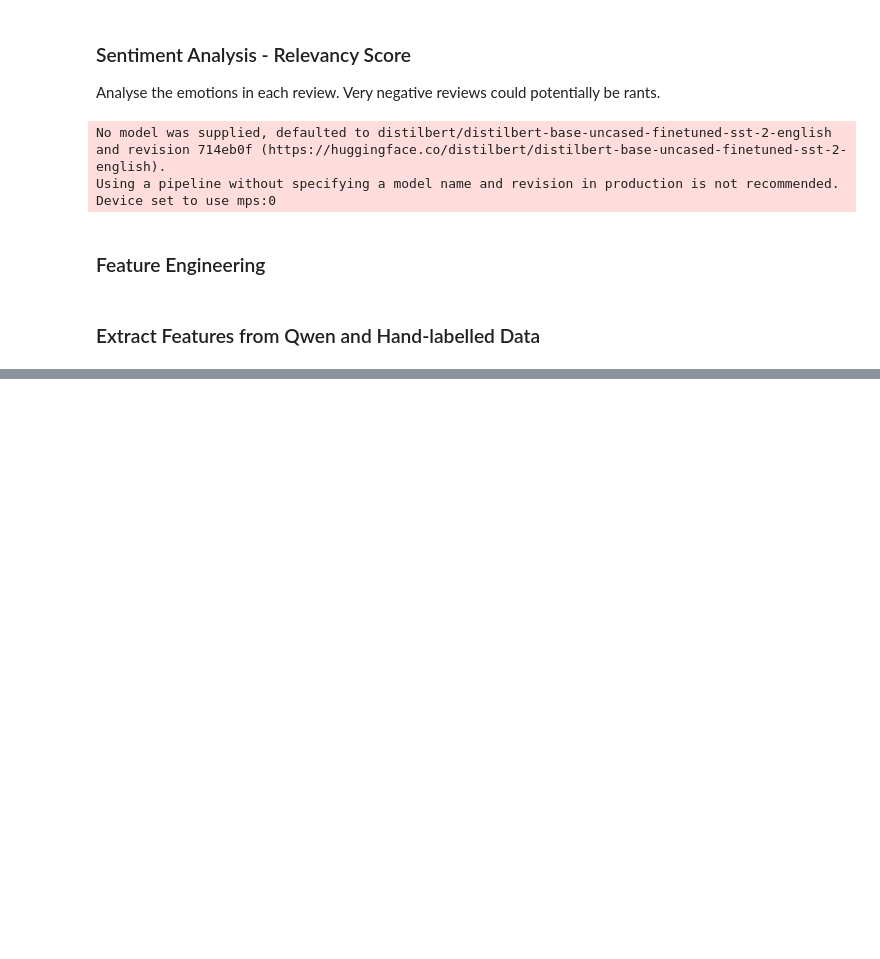
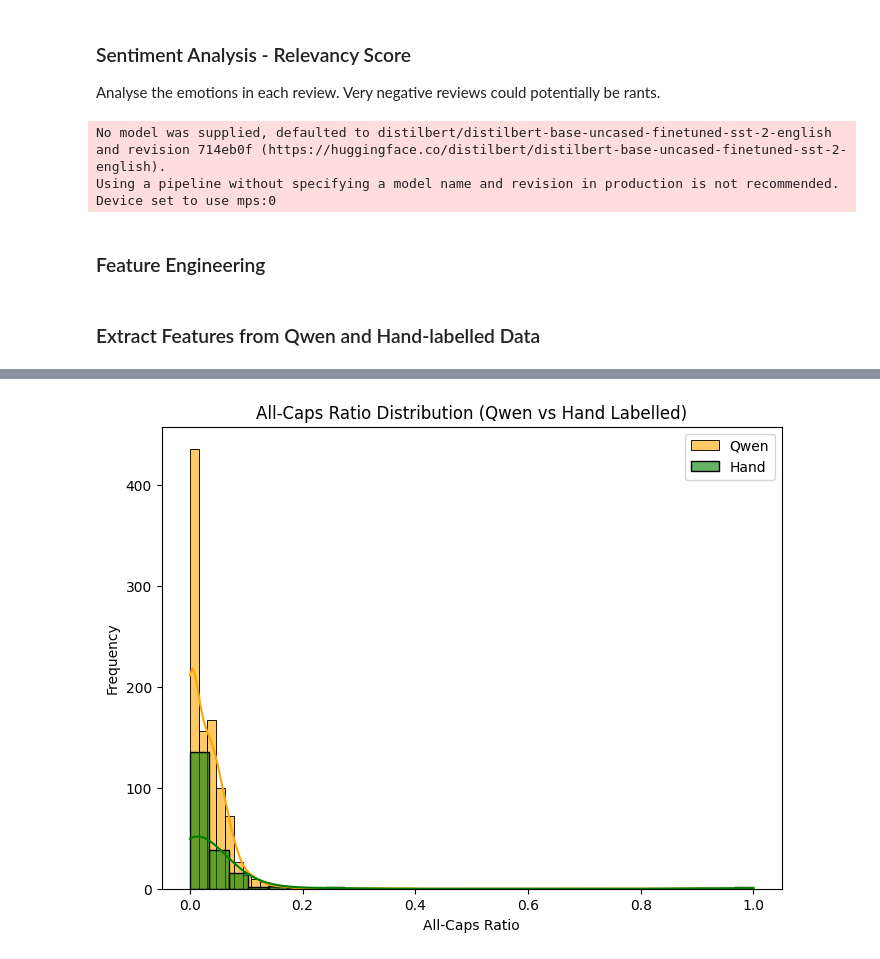
Before and after one commit to atharshlakshmi/techjam, a Jupyter notebook: feature_engineering/extract_features.ipynb, the cells around one changed output, grey strips where cells are left out. Saved outputs shown, nothing was run; the diff lists cells and outputs as text; code cells hidden in the pictures; blank space fills up the shorter version.

```diff
--- a/feature_engineering/extract_features.ipynb
+++ b/feature_engineering/extract_features.ipynb
@@ -81,0 +110,12 @@ hand_feature_df.to_csv(hand2_data_path, index=False)
+# %%
+# All-Caps Ratio Distribution for Qwen and Hand-labelled datasets (Overlayed)
+plt.figure(figsize=(8, 6))
+sns.histplot(qwen_feature_df['all_caps_ratio'], kde=True, color='orange', label='Qwen', alpha=0.6)
+sns.histplot(hand_feature_df['all_caps_ratio'], kde=True, color='green', label='Hand', alpha=0.6)
+plt.title('All-Caps Ratio Distribution (Qwen vs Hand Labelled)')
+plt.xlabel('All-Caps Ratio')
+plt.ylabel('Frequency')
+plt.legend()
+plt.show()
+# %% [output]
+[figure, added]
```
Also changed, not shown: parts of 6 cells of this notebook, 2 other files.
